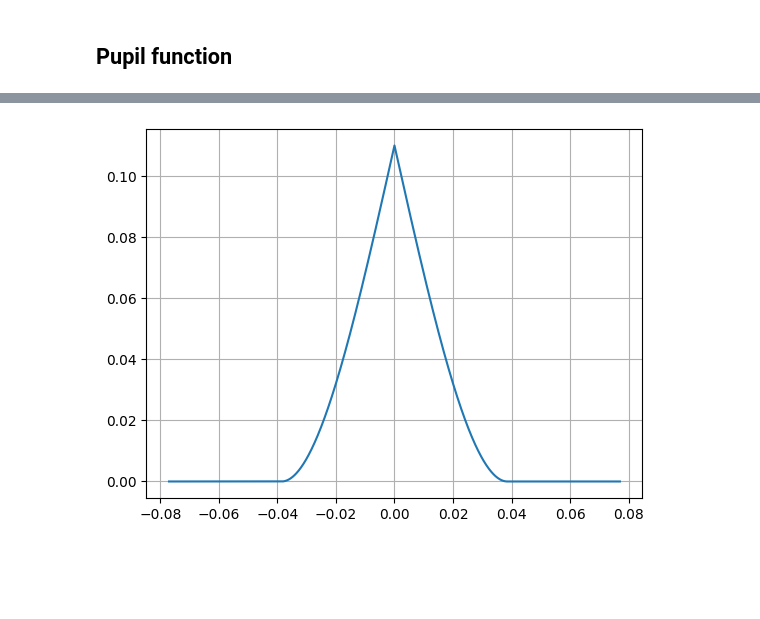
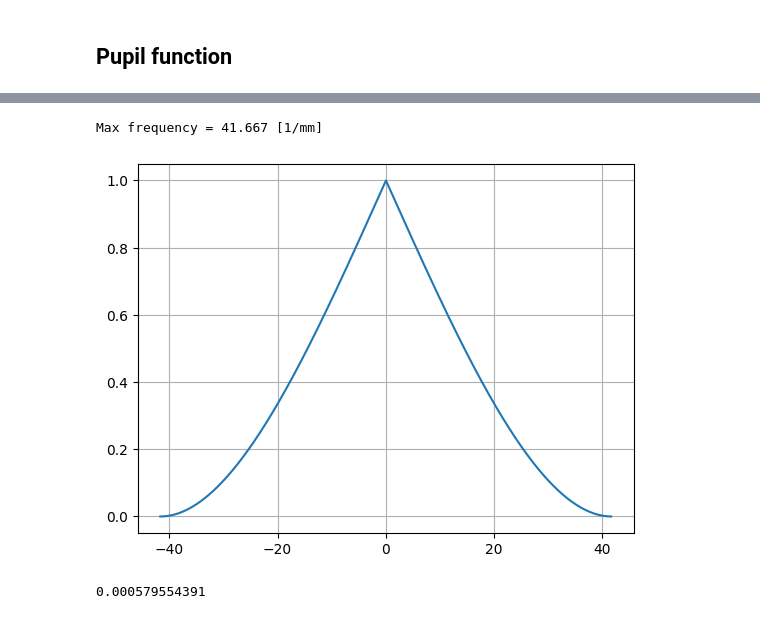
Before and after one commit to BrokenVoodooDoll/optoelectronic-systems-theory-assignment, a Jupyter notebook: assignment.ipynb, the cells around one changed output, grey strips where cells are left out. Drawn from its saved outputs; the diff is of its cells as text; code cells hidden in the pictures; blank space fills up the shorter version.

```diff
--- a/assignment.ipynb
+++ b/assignment.ipynb
@@ -41,11 +44,29 @@ plt.show()
-# %%
-x = np.linspace(-1, 1, 1000) * focus * wavelength
-h = scipy.signal.convolve(pupil(-x), pupil(x), 'full')
-x = np.linspace(-1, 1, len(h)) * focus * wavelength
-
-plt.figure()
-plt.plot(x, h)
-plt.grid()
-plt.show()
-# %% [output]
-[figure, removed]
+# %%
+pupil_diameter = 3
+max_frequency = pupil_diameter / (wavelength * focus)
+print('Max frequency = {:.3f} [1/mm]'.format(max_frequency))
+# %% [output]
+Max frequency = 41.667 [1/mm]
+# %%
+def transfer_function(pupil_func, frequency, wavelength, focus):
+    return signal.convolve(pupil_func(-frequency * wavelength * focus), pupil_func(frequency * wavelength * focus), 'same')
+
+def transfer_function_n(pupil_func, frequency, wavelength, focus):
+    result = transfer_function(pupil_func, frequency, wavelength, focus)
+    return result / np.max(result)
+# %%
+freq = np.linspace(-max_frequency, max_frequency, 1000)
+H = transfer_function_n(pupil, freq, wavelength, focus)
+
+plt.figure()
+plt.plot(freq, H)
+plt.grid()
+plt.show()
+# %% [output]
+[figure, added]
+# %%
+wien = constants.value('Wien wavelength displacement law constant')
+wavelength_peak = wien * 1e3 / T
+print(wavelength_peak)
+# %% [output]
+0.000579554391
```
Also changed, not shown: parts of 12 cells of this notebook.
